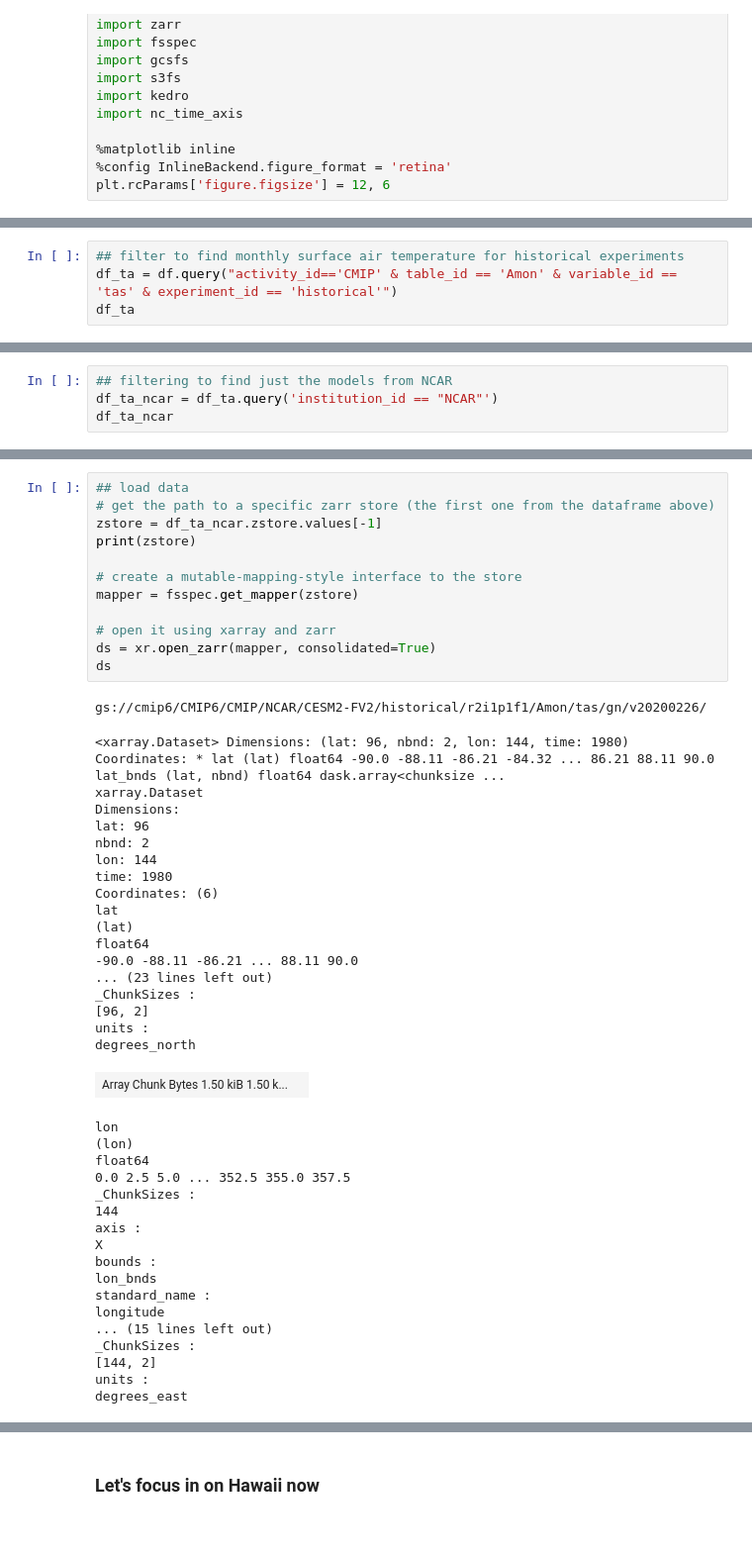
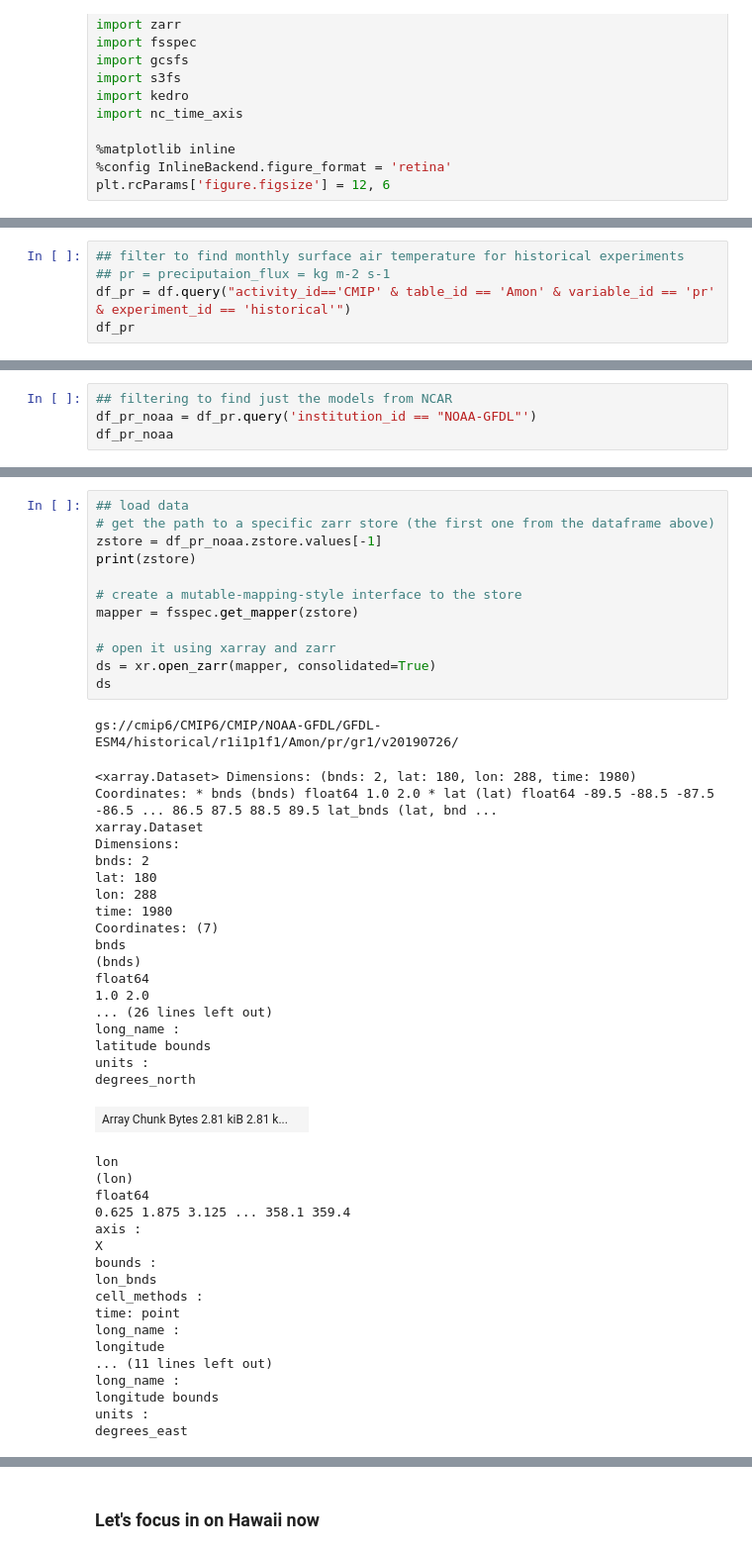
Before and after one commit to laurenskube/Aloha-Aina-Master, a Jupyter notebook: Climate_Data_Analysis.ipynb, the cells around one changed output, grey strips where cells are left out. Shown: that part at 99% size. Saved outputs shown, nothing was run; the diff lists cells and outputs as text.

```diff
--- a/Climate_Data_Analysis.ipynb
+++ b/Climate_Data_Analysis.ipynb
@@ -33,7 +33,8 @@ df.head()
 | 4 | HighResMIP | CMCC | CMCC-CM2-HR4 | highresSST-present | r1i1p1f1 | Amon | uas | gn | ... |
 # %%
 ## filter to find monthly surface air temperature for historical experiments
-df_ta = df.query("activity_id=='CMIP' & table_id == 'Amon' & variable_id == 'tas' & experiment_id == 'historical'")
-df_ta
+## pr = preciputaion_flux = kg m-2 s-1
+df_pr = df.query("activity_id=='CMIP' & table_id == 'Amon' & variable_id == 'pr' & experiment_id == 'historical'")
+df_pr
 # %% [output]
 |  | activity_id | institution_id | source_id | experiment_id | member_id | table_id | variable_id | grid_label | ... |
@@ -52,6 +53,6 @@ df_ta
 # %%
 ## filtering to find just the models from NCAR
-df_ta_ncar = df_ta.query('institution_id == "NCAR"')
-df_ta_ncar
+df_pr_noaa = df_pr.query('institution_id == "NOAA-GFDL"')
+df_pr_noaa
 # %% [output]
 |  | activity_id | institution_id | source_id | experiment_id | member_id | table_id | variable_id | grid_label | ... |
@@ -74,49 +63,49 @@ df_ta_ncar
 # %%
 ## load data
 # get the path to a specific zarr store (the first one from the dataframe above)
-zstore = df_ta_ncar.zstore.values[-1]
+zstore = df_pr_noaa.zstore.values[-1]
 print(zstore)
 
 # create a mutable-mapping-style interface to the store
 mapper = fsspec.get_mapper(zstore)
 
 # open it using xarray and zarr
 ds = xr.open_zarr(mapper, consolidated=True)
 ds
 # %% [output]
-gs://cmip6/CMIP6/CMIP/NCAR/CESM2-FV2/historical/r2i1p1f1/Amon/tas/gn/v20200226/
+gs://cmip6/CMIP6/CMIP/NOAA-GFDL/GFDL-ESM4/historical/r1i1p1f1/Amon/pr/gr1/v20190726/
-<xarray.Dataset> Dimensions: (lat: 96, nbnd: 2, lon: 144, time: 1980) Coordinates: * lat (lat) float64 -90.0 -88.11 -86.21 -84.32 ... 86.21 88.11 90.0 lat_bnds (lat, nbnd) float64 dask.array<chunksize ...
+<xarray.Dataset> Dimensions: (bnds: 2, lat: 180, lon: 288, time: 1980) Coordinates: * bnds (bnds) float64 1.0 2.0 * lat (lat) float64 -89.5 -88.5 -87.5 -86.5 ... 86.5 87.5 88.5 89.5 lat_bnds (lat, bnd ...
 xarray.Dataset
 Dimensions:
-lat: 96
-nbnd: 2
-lon: 144
+bnds: 2
+lat: 180
+lon: 288
 time: 1980
-Coordinates: (6)
-lat
-(lat)
+Coordinates: (7)
+bnds
+(bnds)
 float64
--90.0 -88.11 -86.21 ... 88.11 90.0
-... (23 lines left out)
-_ChunkSizes :
-[96, 2]
+1.0 2.0
+... (26 lines left out)
+long_name :
+latitude bounds
 units :
 degrees_north
-| Array Chunk Bytes 1.50 kiB 1.50 k... |  |
+| Array Chunk Bytes 2.81 kiB 2.81 k... |  |
 lon
 (lon)
 float64
-0.0 2.5 5.0 ... 352.5 355.0 357.5
-_ChunkSizes :
-144
+0.625 1.875 3.125 ... 358.1 359.4
 axis :
 X
 bounds :
 lon_bnds
-standard_name :
+cell_methods :
+time: point
+long_name :
 longitude
-... (15 lines left out)
-_ChunkSizes :
-[144, 2]
+... (11 lines left out)
+long_name :
+longitude bounds
 units :
 degrees_east
```
Also changed, not shown: parts of 10 cells of this notebook.
